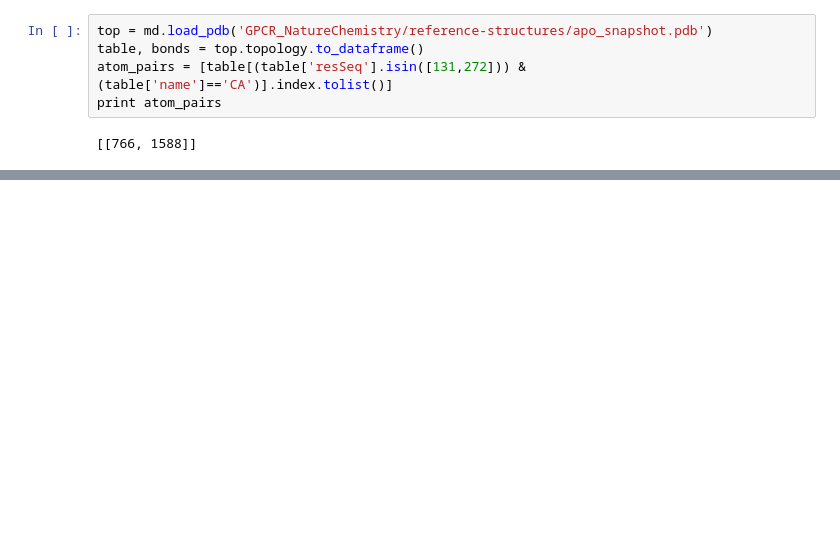
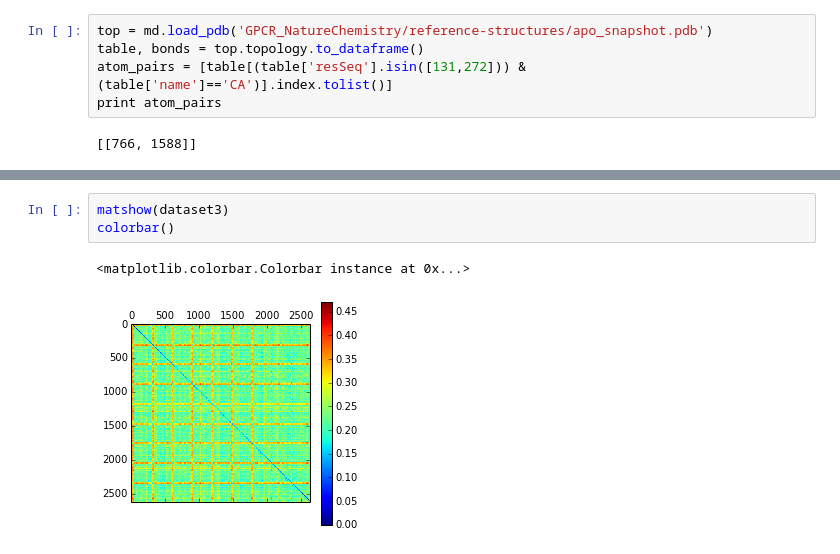
Before and after one commit to ChayaSt/exacycleGPCR, a Jupyter notebook: MSMbuildGPCR.ipynb, the cells around one changed output, grey strips where cells are left out. Cells and saved outputs as stored; diff of their text form; blank space fills up the shorter version.

```diff
--- a/MSMbuildGPCR.ipynb
+++ b/MSMbuildGPCR.ipynb
@@ -82,0 +139,6 @@ print atom_pairs
+# %%
+matshow(dataset3)
+colorbar()
+# %% [output]
+<matplotlib.colorbar.Colorbar instance at 0x...>
+[figure, added]
```
Also changed, not shown: parts of 20 cells of this notebook.
